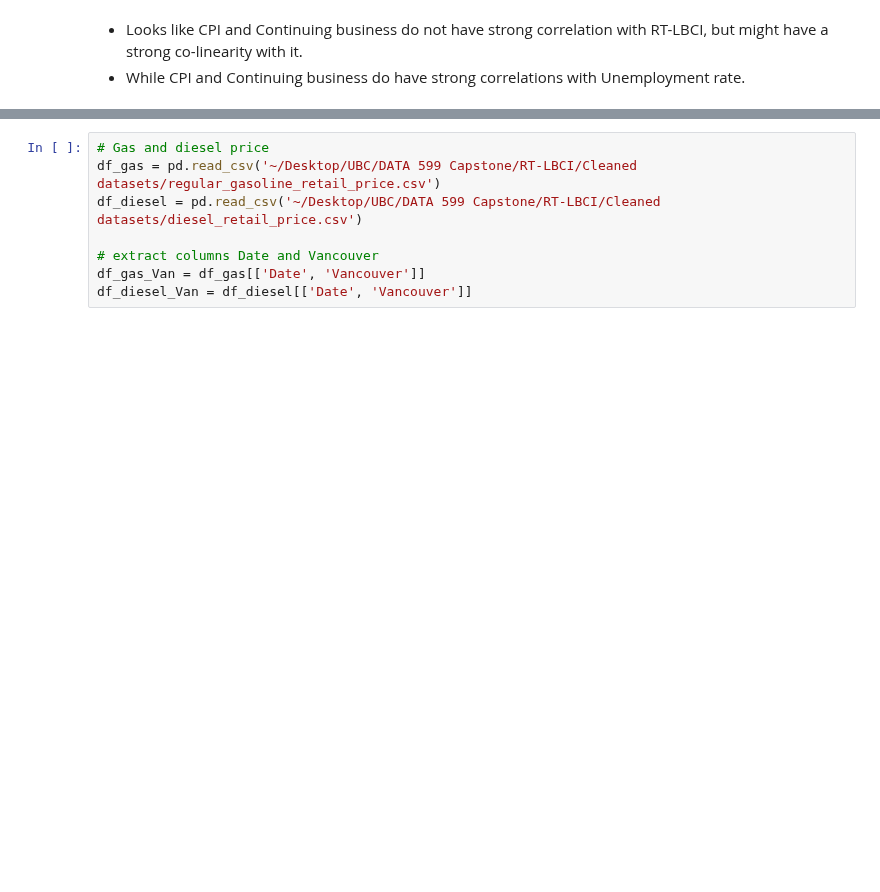
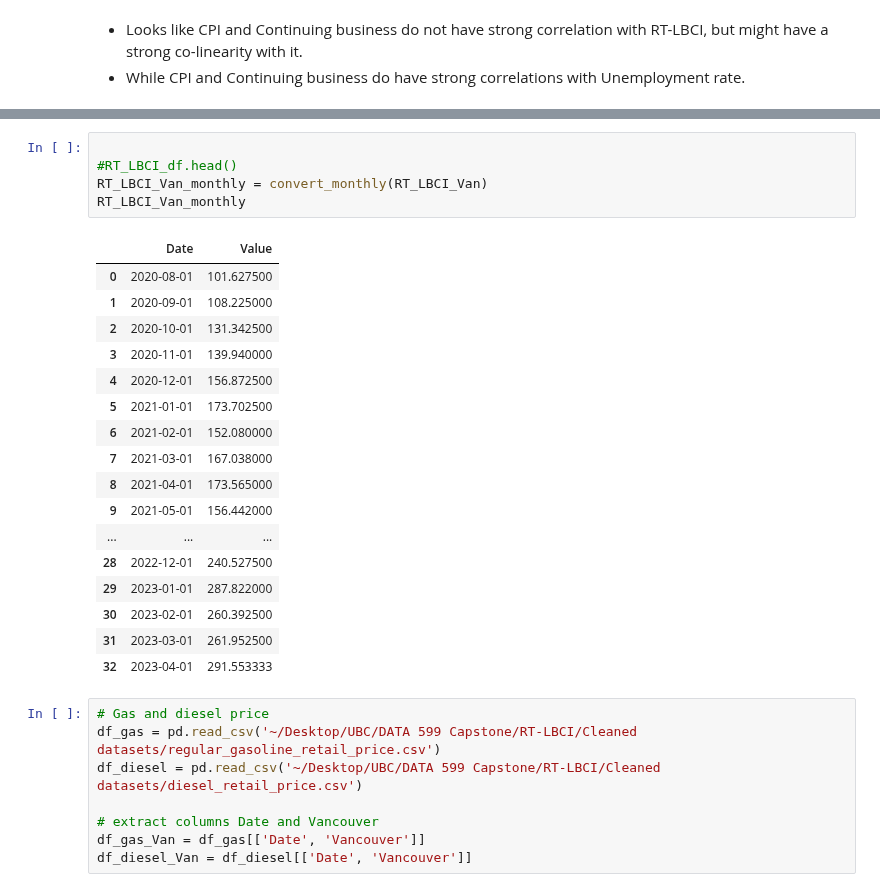
Before and after one commit to GawainGan/RT-LBCI, a Jupyter notebook: EDA_ZJU_python.ipynb, the cells around one changed output, grey strips where cells are left out. Drawn from its saved outputs; the diff is of its cells as text; blank space fills up the shorter version.

```diff
--- a/EDA_ZJU_python.ipynb
+++ b/EDA_ZJU_python.ipynb
@@ -573,3 +469,26 @@ RT_LBCI_Van_monthly.head()
+# %%
+
+#RT_LBCI_df.head()
+RT_LBCI_Van_monthly = convert_monthly(RT_LBCI_Van)
+RT_LBCI_Van_monthly
+# %% [output]
+|  | Date | Value |
+| 0 | 2020-08-01 | 101.627500 |
+| 1 | 2020-09-01 | 108.225000 |
+| 2 | 2020-10-01 | 131.342500 |
+| 3 | 2020-11-01 | 139.940000 |
+| 4 | 2020-12-01 | 156.872500 |
+| 5 | 2021-01-01 | 173.702500 |
+| 6 | 2021-02-01 | 152.080000 |
+| 7 | 2021-03-01 | 167.038000 |
+| 8 | 2021-04-01 | 173.565000 |
+| 9 | 2021-05-01 | 156.442000 |
+| ... | ... | ... |
+| 28 | 2022-12-01 | 240.527500 |
+| 29 | 2023-01-01 | 287.822000 |
+| 30 | 2023-02-01 | 260.392500 |
+| 31 | 2023-03-01 | 261.952500 |
+| 32 | 2023-04-01 | 291.553333 |
 # %%
 # Gas and diesel price
 df_gas = pd.read_csv('~/Desktop/UBC/DATA 599 Capstone/RT-LBCI/Cleaned datasets/regular_gasoline_retail_price.csv')
```
Also changed, not shown: parts of 24 cells of this notebook.
